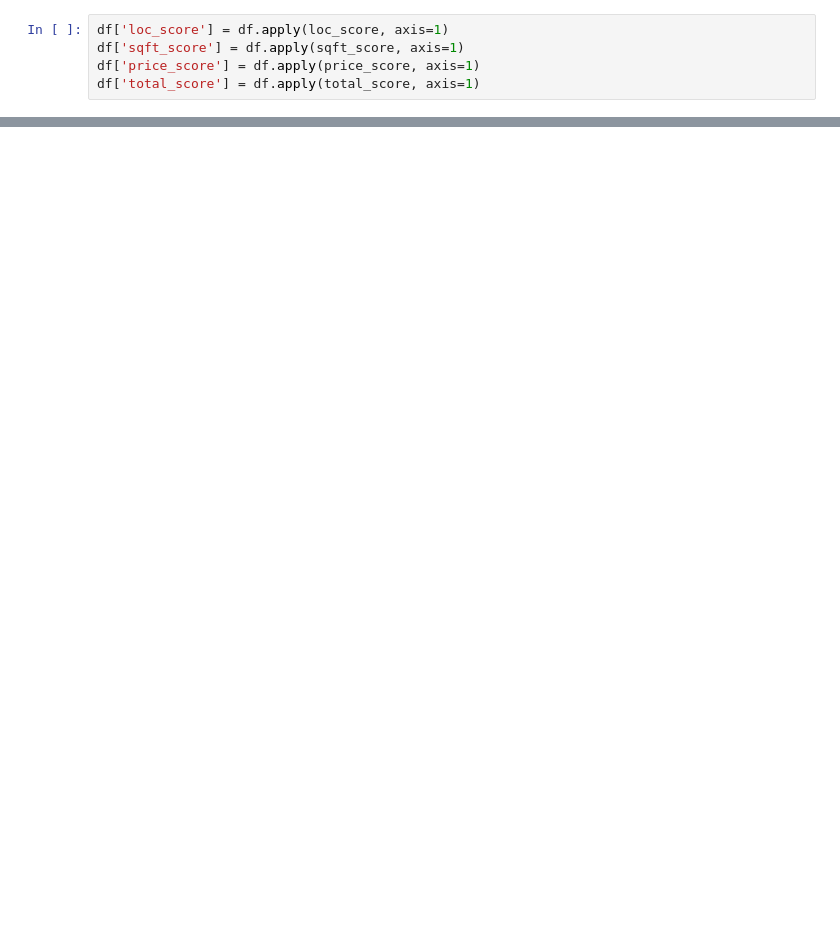
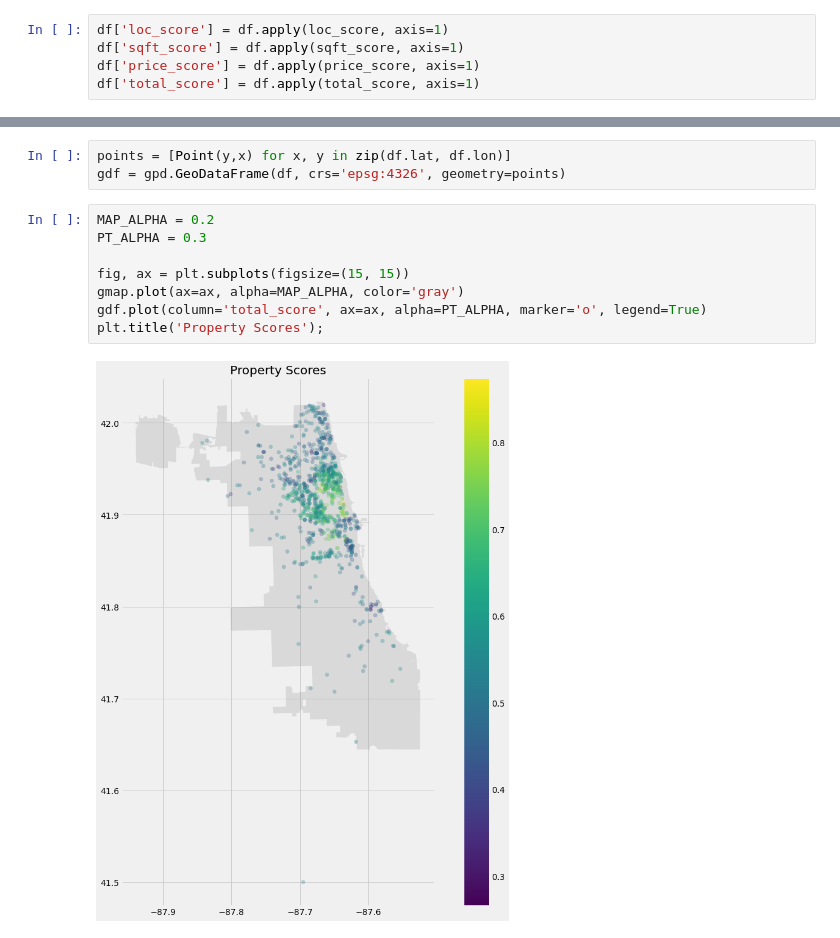
Before and after one commit to eswan18/zillow_scraper, a Jupyter notebook: Analysis.ipynb, the cells around one changed output, grey strips where cells are left out. Saved outputs shown, nothing was run; the diff lists cells and outputs as text; blank space fills up the shorter version.

```diff
--- a/Analysis.ipynb
+++ b/Analysis.ipynb
@@ -180,0 +216,13 @@ df.sqft_score.hist()
+# %%
+points = [Point(y,x) for x, y in zip(df.lat, df.lon)]
+gdf = gpd.GeoDataFrame(df, crs='epsg:4326', geometry=points)
+# %%
+MAP_ALPHA = 0.2
+PT_ALPHA = 0.3
+
+fig, ax = plt.subplots(figsize=(15, 15))
+gmap.plot(ax=ax, alpha=MAP_ALPHA, color='gray')
+gdf.plot(column='total_score', ax=ax, alpha=PT_ALPHA, marker='o', legend=True)
+plt.title('Property Scores');
+# %% [output]
+[figure, added]
```
Also changed, not shown: parts of 25 cells of this notebook.
